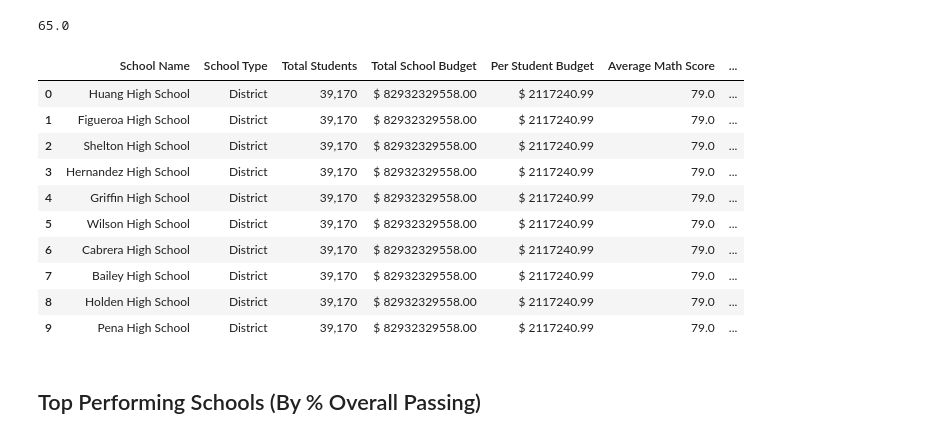
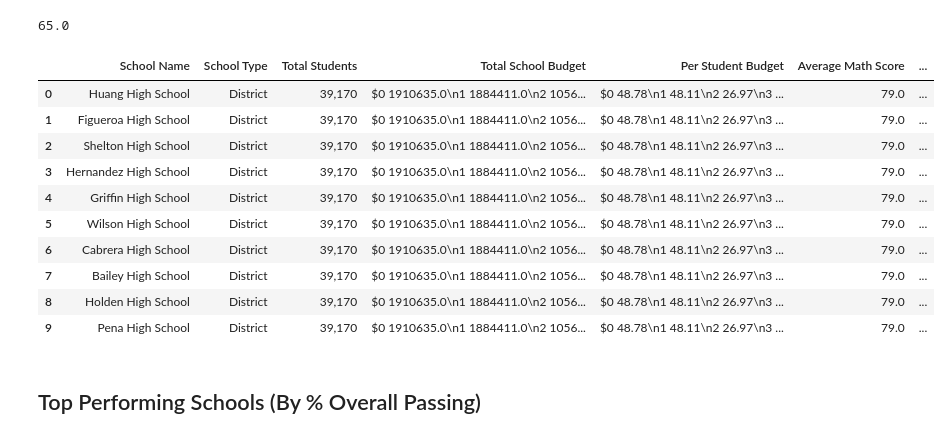
Before and after one commit to lorelles/pandas-challenge, a Jupyter notebook: PyCitySchools/PyCitySchools_analysis.ipynb, the cells around one changed output. Saved outputs shown, nothing was run; the diff lists cells and outputs as text; code cells hidden in the pictures.

```diff
--- a/PyCitySchools/PyCitySchools_analysis.ipynb
+++ b/PyCitySchools/PyCitySchools_analysis.ipynb
@@ -222,51 +251,51 @@ total_passed
 school_summary_df = pd.DataFrame({"School Name": school_names,
                             "School Type": school_type,
                             "Total Students": f"{total_students:,}",
-                            "Total School Budget": f"${total_budget: .2f}",
-                            "Per Student Budget": f"${per_student_budget: .2f}",
+                            "Total School Budget": f"${total_school_budget:}",
+                            "Per Student Budget": f"${per_student_budget:}",
                             "Average Math Score": f"{avg_math: }",
                             "Average Reading Score": f"{avg_reading:,}",
                             "% Passing Math": f"{total_passing_math:}",
                             "% Passing Reading": f"{total_passing_reading:}",
                             "% Overall Passing": f"{total_passed: }"})
 
 # total_school_summary_df = school_summary_df [["School Name",
 #                                               "School Type",
 #                                               "Total Students",
 #                                               "Total School Budget",
 #                                               "Per Student Budget",
 #                                               "Average Math Score",
 #                                               "Average Reading Score",
 #                                               "% Passing Math",
 #                                               "% Passing Reading",
 #                                               "% Overall Passing"]]
 
 
 #school_summary_groups_df = school_summary_df.groupby(["School Name",
                                                            #"School Type",
                                                           # "Total Students",])
                                                            #"Total School Budget",
                                                            #"Per Student Budget",
                                                            #"Average Math Score",
                                                           # "Average Reading Score",
                                                            #"% Passing Math",
                                                            #"% Passing Reading",
                                                            #"% Overall Passing"])
 #school_summary_groups.describe()
 #passing_school_summary_df = school_summary_df.set_index("passed_reading_math")
 school_summary_df.head(10)
 # %% [output]
 |  | School Name | School Type | Total Students | Total School Budget | Per Student Budget | Average Math Score | ... |
-| 0 | Huang High School | District | 39,170 | $ 82932329558.00 | $ 2117240.99 | 79.0 | ... |
-| 1 | Figueroa High School | District | 39,170 | $ 82932329558.00 | $ 2117240.99 | 79.0 | ... |
-| 2 | Shelton High School | District | 39,170 | $ 82932329558.00 | $ 2117240.99 | 79.0 | ... |
-| 3 | Hernandez High School | District | 39,170 | $ 82932329558.00 | $ 2117240.99 | 79.0 | ... |
-| 4 | Griffin High School | District | 39,170 | $ 82932329558.00 | $ 2117240.99 | 79.0 | ... |
-| 5 | Wilson High School | District | 39,170 | $ 82932329558.00 | $ 2117240.99 | 79.0 | ... |
-| 6 | Cabrera High School | District | 39,170 | $ 82932329558.00 | $ 2117240.99 | 79.0 | ... |
-| 7 | Bailey High School | District | 39,170 | $ 82932329558.00 | $ 2117240.99 | 79.0 | ... |
-| 8 | Holden High School | District | 39,170 | $ 82932329558.00 | $ 2117240.99 | 79.0 | ... |
-| 9 | Pena High School | District | 39,170 | $ 82932329558.00 | $ 2117240.99 | 79.0 | ... |
+| 0 | Huang High School | District | 39,170 | $0 1910635.0\n1 1884411.0\n2 1056... | $0 48.78\n1 48.11\n2 26.97\n3 ... | 79.0 | ... |
+| 1 | Figueroa High School | District | 39,170 | $0 1910635.0\n1 1884411.0\n2 1056... | $0 48.78\n1 48.11\n2 26.97\n3 ... | 79.0 | ... |
+| 2 | Shelton High School | District | 39,170 | $0 1910635.0\n1 1884411.0\n2 1056... | $0 48.78\n1 48.11\n2 26.97\n3 ... | 79.0 | ... |
+| 3 | Hernandez High School | District | 39,170 | $0 1910635.0\n1 1884411.0\n2 1056... | $0 48.78\n1 48.11\n2 26.97\n3 ... | 79.0 | ... |
+| 4 | Griffin High School | District | 39,170 | $0 1910635.0\n1 1884411.0\n2 1056... | $0 48.78\n1 48.11\n2 26.97\n3 ... | 79.0 | ... |
+| 5 | Wilson High School | District | 39,170 | $0 1910635.0\n1 1884411.0\n2 1056... | $0 48.78\n1 48.11\n2 26.97\n3 ... | 79.0 | ... |
+| 6 | Cabrera High School | District | 39,170 | $0 1910635.0\n1 1884411.0\n2 1056... | $0 48.78\n1 48.11\n2 26.97\n3 ... | 79.0 | ... |
+| 7 | Bailey High School | District | 39,170 | $0 1910635.0\n1 1884411.0\n2 1056... | $0 48.78\n1 48.11\n2 26.97\n3 ... | 79.0 | ... |
+| 8 | Holden High School | District | 39,170 | $0 1910635.0\n1 1884411.0\n2 1056... | $0 48.78\n1 48.11\n2 26.97\n3 ... | 79.0 | ... |
+| 9 | Pena High School | District | 39,170 | $0 1910635.0\n1 1884411.0\n2 1056... | $0 48.78\n1 48.11\n2 26.97\n3 ... | 79.0 | ... |
 # %% [markdown]
 ## Top Performing Schools (By % Overall Passing)
 # %%
```
Also changed, not shown: parts of 13 cells of this notebook.
